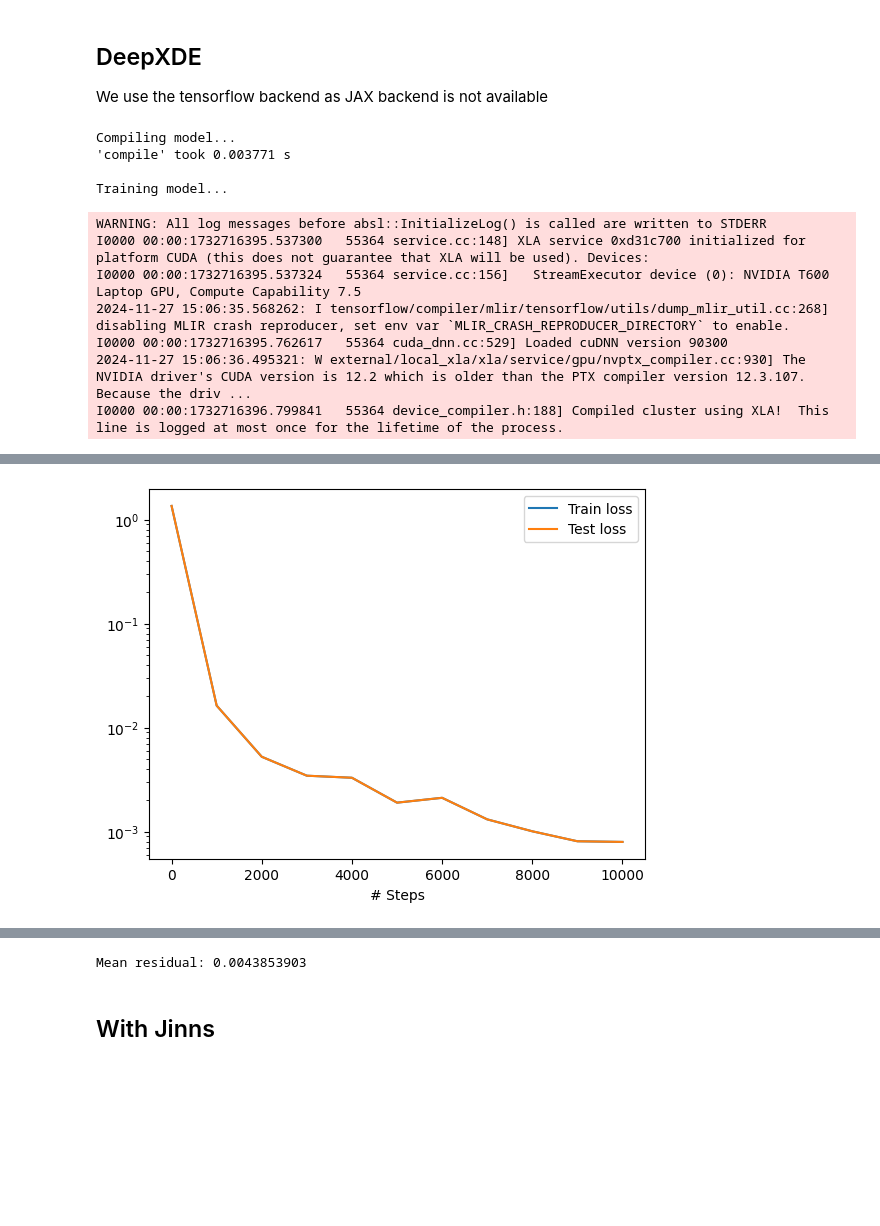
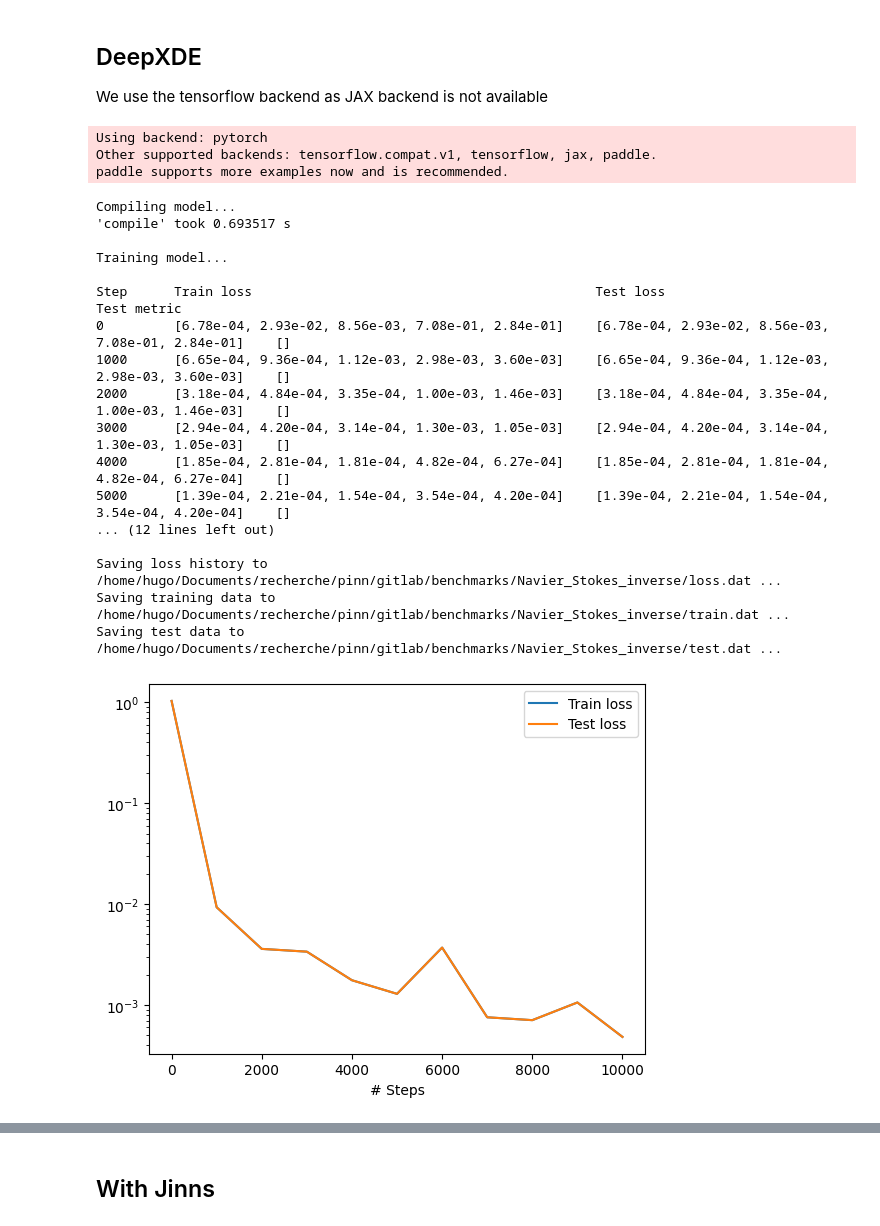
Before and after one commit to mia-jinns/jinns, a Jupyter notebook: benchmarks/Navier_Stokes_inverse/Navier_Stokes_inverse.ipynb, the cells around one changed output, grey strips where cells are left out. Cells and saved outputs as stored; diff of their text form; code cells hidden in the pictures; blank space fills up the shorter version.

```diff
--- a/benchmarks/Navier_Stokes_inverse/Navier_Stokes_inverse.ipynb
+++ b/benchmarks/Navier_Stokes_inverse/Navier_Stokes_inverse.ipynb
@@ -64,7 +64,7 @@ We use the tensorflow backend as JAX backend is not available
 seed = 1
 # %%
 import os
-os.environ["DDE_BACKEND"]="tensorflow"
+os.environ["DDE_BACKEND"]="pytorch"
 import deepxde as dde
 
 # Determinism may reduce performance in DeepXDE (see doc) but needs to
@@ -124,41 +124,51 @@ data = dde.data.TimePDE(
     num_initial=DEFAULT_NUM_INITIAL_POINTS,
     anchors=ob_xyt,
 )
 
 # Neural Network setup
 layer_size = [3] + [50] * 6 + [3]
 activation = "tanh"
 initializer = "Glorot uniform"
 net = dde.nn.FNN(layer_size, activation, initializer)
 model = dde.Model(data, net)
 
 # callbacks for storing results
 fnamevar = "variables.dat"
 variable = dde.callbacks.VariableValue([C1, C2], period=100, filename=fnamevar)
 
 # Compile, train and save model
 model.compile("adam", lr=1e-3, external_trainable_variables=[C1, C2])
 loss_history, train_state = model.train(
     iterations=10000, callbacks=[variable], display_every=1000, disregard_previous_best=True
 )
 dde.saveplot(loss_history, train_state, issave=True, isplot=True)
 model.compile("adam", lr=1e-4, external_trainable_variables=[C1, C2])
 loss_history, train_state = model.train(
     iterations=10000, callbacks=[variable], display_every=1000, disregard_previous_best=True
 )
 dde.saveplot(loss_history, train_state, issave=True, isplot=True)
 # model.save(save_path = "./NS_inverse_model/model")
 f = model.predict(ob_xyt, operator=Navier_Stokes_Equation)
 print("Mean residual:", np.mean(np.absolute(f)))
 # %% [output]
-Compiling model...
-'compile' took 0.003771 s
-
-Training model...
+Using backend: pytorch
+Other supported backends: tensorflow.compat.v1, tensorflow, jax, paddle.
+paddle supports more examples now and is recommended.
-WARNING: All log messages before absl::InitializeLog() is called are written to STDERR
-I0000 00:00:1732716395.537300   55364 service.cc:148] XLA service 0xd31c700 initialized for platform CUDA (this does not guarantee that XLA will be used). Devices:
-I0000 00:00:1732716395.537324   55364 service.cc:156]   StreamExecutor device (0): NVIDIA T600 Laptop GPU, Compute Capability 7.5
-2024-11-27 15:06:35.568262: I tensorflow/compiler/mlir/tensorflow/utils/dump_mlir_util.cc:268] disabling MLIR crash reproducer, set env var `MLIR_CRASH_REPRODUCER_DIRECTORY` to enable.
-I0000 00:00:1732716395.762617   55364 cuda_dnn.cc:529] Loaded cuDNN version 90300
-2024-11-27 15:06:36.495321: W external/local_xla/xla/service/gpu/nvptx_compiler.cc:930] The NVIDIA driver's CUDA version is 12.2 which is older than the PTX compiler version 12.3.107. Because the driv ...
-I0000 00:00:1732716396.799841   55364 device_compiler.h:188] Compiled cluster using XLA!  This line is logged at most once for the lifetime of the process.
+Compiling model...
+'compile' took 0.693517 s
+
+Training model...
+
+Step      Train loss                                            Test loss                                             Test metric
+0         [6.78e-04, 2.93e-02, 8.56e-03, 7.08e-01, 2.84e-01]    [6.78e-04, 2.93e-02, 8.56e-03, 7.08e-01, 2.84e-01]    []
+1000      [6.65e-04, 9.36e-04, 1.12e-03, 2.98e-03, 3.60e-03]    [6.65e-04, 9.36e-04, 1.12e-03, 2.98e-03, 3.60e-03]    []
+2000      [3.18e-04, 4.84e-04, 3.35e-04, 1.00e-03, 1.46e-03]    [3.18e-04, 4.84e-04, 3.35e-04, 1.00e-03, 1.46e-03]    []
+3000      [2.94e-04, 4.20e-04, 3.14e-04, 1.30e-03, 1.05e-03]    [2.94e-04, 4.20e-04, 3.14e-04, 1.30e-03, 1.05e-03]    []
+4000      [1.85e-04, 2.81e-04, 1.81e-04, 4.82e-04, 6.27e-04]    [1.85e-04, 2.81e-04, 1.81e-04, 4.82e-04, 6.27e-04]    []
+5000      [1.39e-04, 2.21e-04, 1.54e-04, 3.54e-04, 4.20e-04]    [1.39e-04, 2.21e-04, 1.54e-04, 3.54e-04, 4.20e-04]    []
+... (12 lines left out)
+
+Saving loss history to /home/hugo/Documents/recherche/pinn/gitlab/benchmarks/Navier_Stokes_inverse/loss.dat ...
+Saving training data to /home/hugo/Documents/recherche/pinn/gitlab/benchmarks/Navier_Stokes_inverse/train.dat ...
+Saving test data to /home/hugo/Documents/recherche/pinn/gitlab/benchmarks/Navier_Stokes_inverse/test.dat ...
+[figure, new version]
@@ -179,4 +189,3 @@ Step      Train loss                                            Test loss
 Saving loss history to /home/hugo/Documents/recherche/pinn/gitlab/benchmarks/Navier_Stokes_inverse/loss.dat ...
 Saving training data to /home/hugo/Documents/recherche/pinn/gitlab/benchmarks/Navier_Stokes_inverse/train.dat ...
 Saving test data to /home/hugo/Documents/recherche/pinn/gitlab/benchmarks/Navier_Stokes_inverse/test.dat ...
-[figure, old version]
@@ -201,4 +194,3 @@ Saving test data to /home/hugo/Documents/recherche/pinn/gitlab/benchmarks/Navier
-Mean residual: 0.0043853903
 # %% [markdown]
 ## With Jinns
 # %%
```
Also changed, not shown: parts of 10 cells of this notebook, 1 other file.
